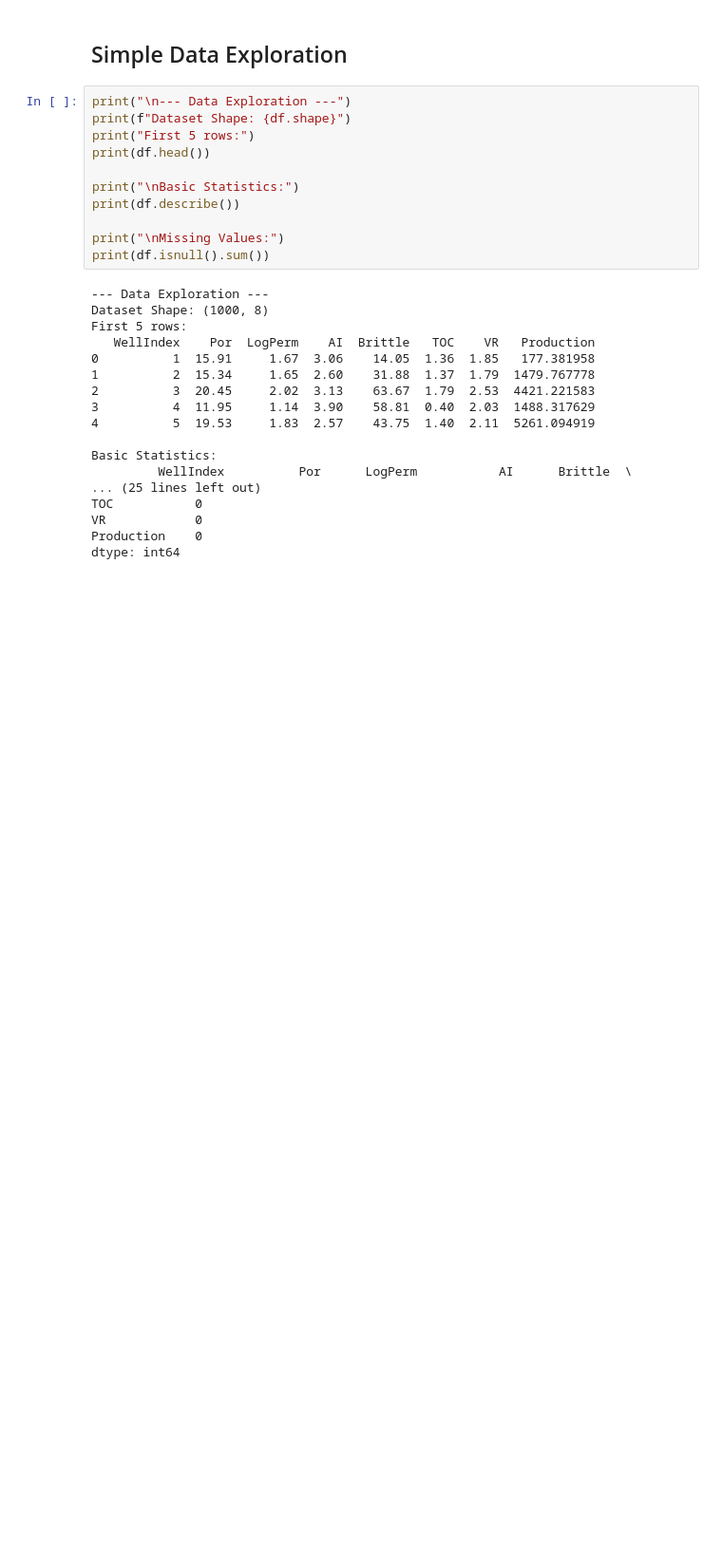
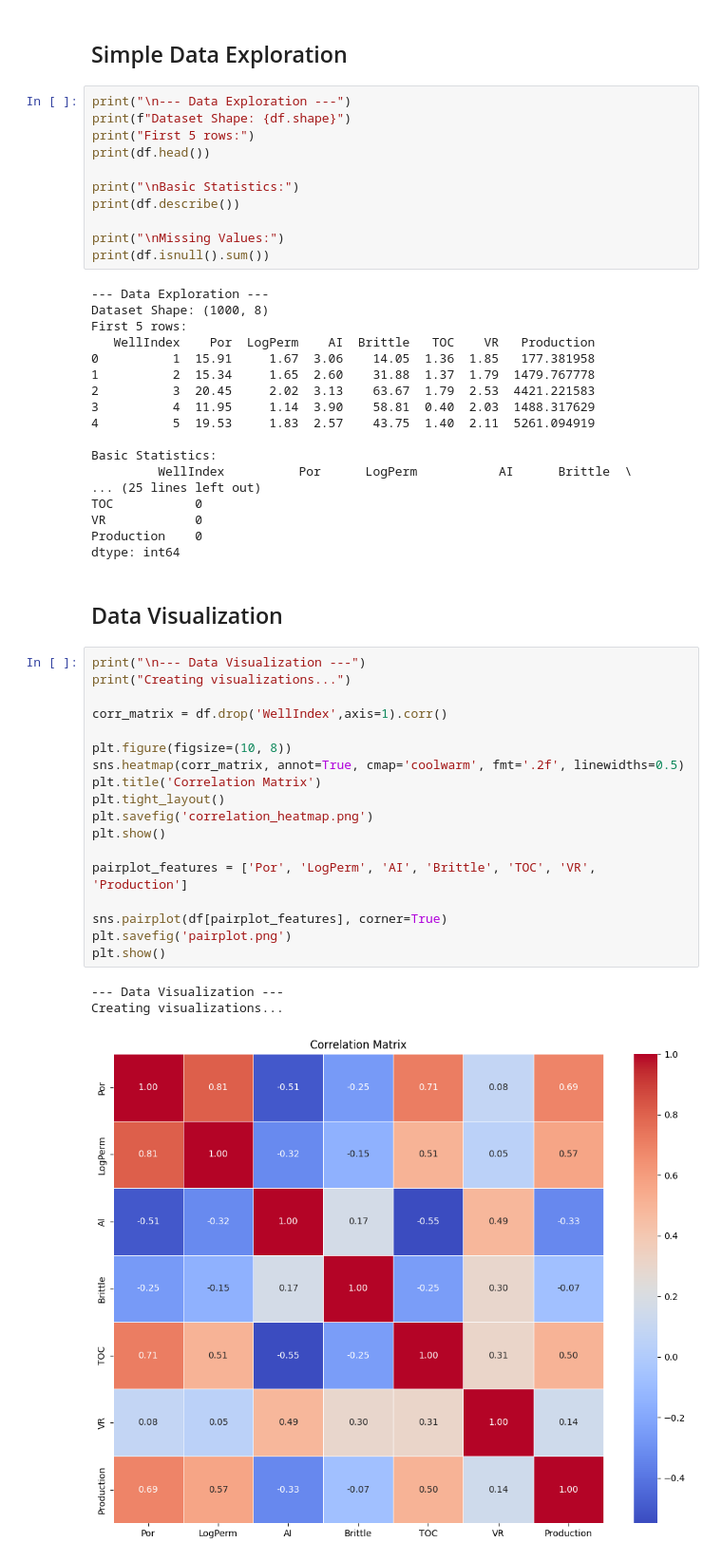
Before and after one commit to vissutagunawan/pre-test-hackathon-kgi, a Jupyter notebook: Case_1/main.ipynb, the cells around one changed output. Shown at 95% size. Cells and saved outputs as stored; diff of their text form; blank space fills up the shorter version.

Commit message:
Case_1: add data visualization and data preprocessing

```diff
--- a/Case_1/main.ipynb
+++ b/Case_1/main.ipynb
@@ -43,3 +48,27 @@ TOC           0
 VR            0
 Production    0
 dtype: int64
+# %% [markdown]
+## Data Visualization
+# %%
+print("\n--- Data Visualization ---")
+print("Creating visualizations...")
+
+corr_matrix = df.drop('WellIndex',axis=1).corr()
+
+plt.figure(figsize=(10, 8))
+sns.heatmap(corr_matrix, annot=True, cmap='coolwarm', fmt='.2f', linewidths=0.5)
+plt.title('Correlation Matrix')
+plt.tight_layout()
+plt.savefig('correlation_heatmap.png')
+plt.show()
+
+pairplot_features = ['Por', 'LogPerm', 'AI', 'Brittle', 'TOC', 'VR', 'Production']
+
+sns.pairplot(df[pairplot_features], corner=True)
+plt.savefig('pairplot.png')
+plt.show()
+# %% [output]
+--- Data Visualization ---
+Creating visualizations...
+[figure, added]
```
Also changed, not shown: parts of 4 cells of this notebook.
